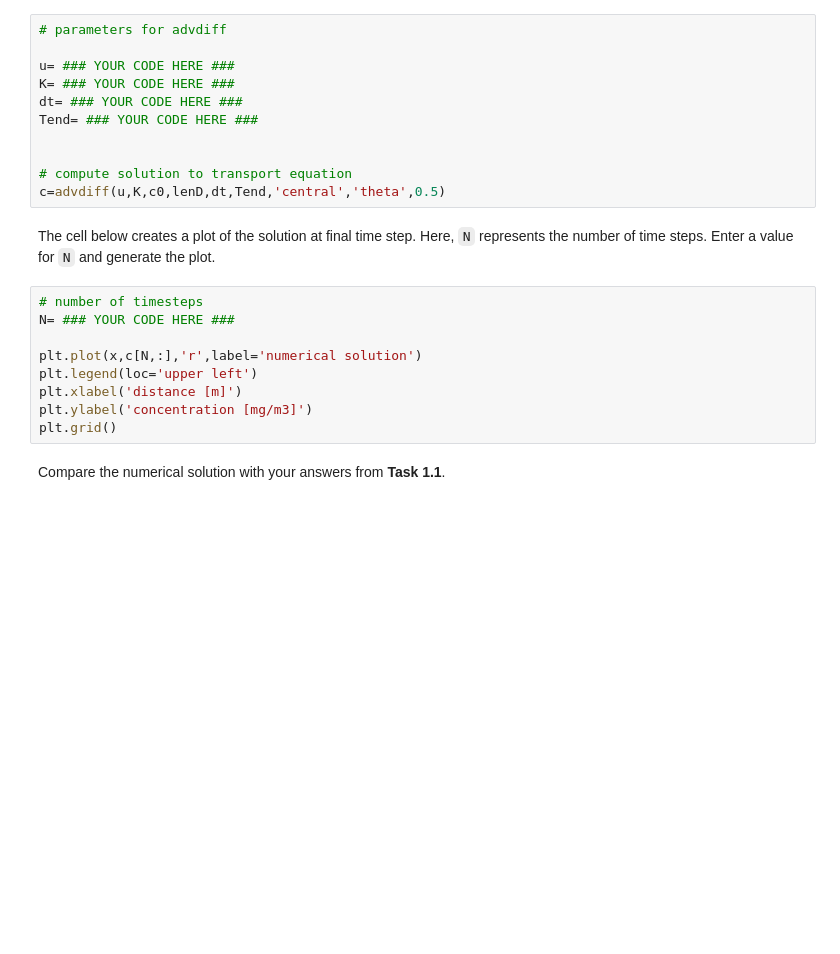
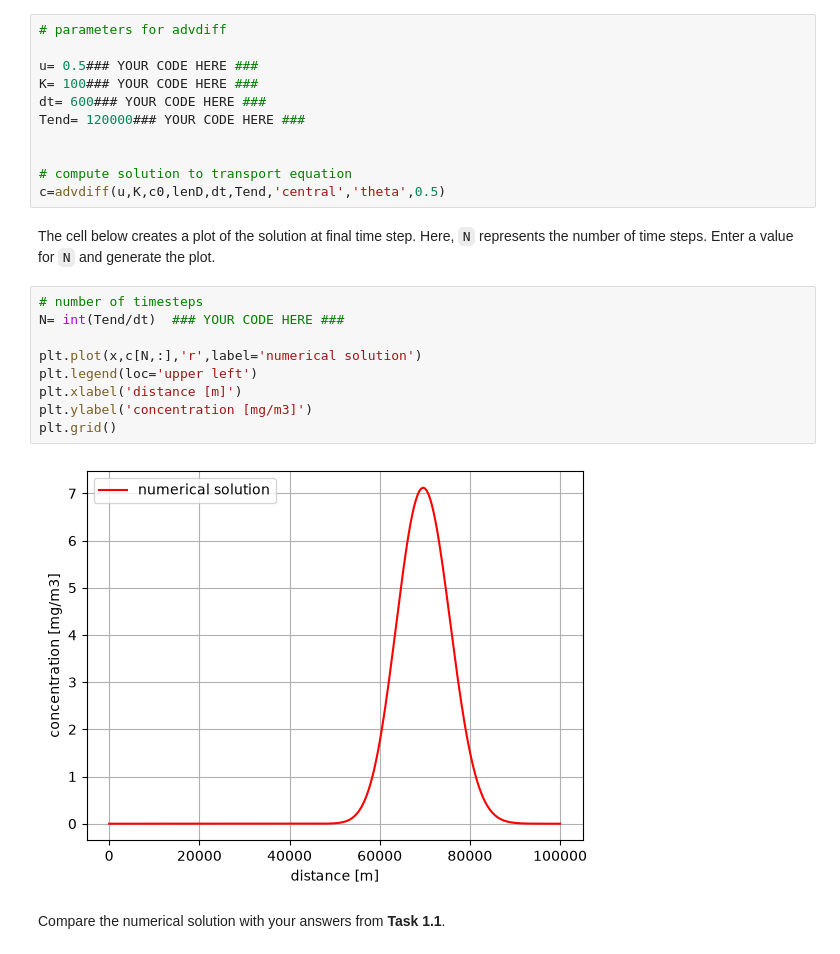
Before and after one commit to Tony-Davison/GA2.1, a Jupyter notebook: all_files_GA_2_1/grp09.ipynb, the cells around one changed output. Cells and saved outputs as stored; diff of their text form; blank space fills up the shorter version.

```diff
--- a/all_files_GA_2_1/grp09.ipynb
+++ b/all_files_GA_2_1/grp09.ipynb
@@ -124,10 +140,10 @@ plt.ylabel('concentration [mg/m3]')
 # %%
 # parameters for advdiff
 
-u= ### YOUR CODE HERE ###
-K= ### YOUR CODE HERE ###
-dt= ### YOUR CODE HERE ###
-Tend= ### YOUR CODE HERE ###
+u= 0.5### YOUR CODE HERE ###
+K= 100### YOUR CODE HERE ###
+dt= 600### YOUR CODE HERE ###
+Tend= 120000### YOUR CODE HERE ###
 
 
 # compute solution to transport equation
@@ -136,13 +152,15 @@ c=advdiff(u,K,c0,lenD,dt,Tend,'central','theta',0.5)
 The cell below creates a plot of the solution at final time step. Here, `N` represents the number of time steps. Enter a value for `N` and generate the plot.
 # %%
 # number of timesteps
-N= ### YOUR CODE HERE ###
+N= int(Tend/dt)  ### YOUR CODE HERE ###
 
 plt.plot(x,c[N,:],'r',label='numerical solution')
 plt.legend(loc='upper left')
 plt.xlabel('distance [m]')
 plt.ylabel('concentration [mg/m3]')
 plt.grid()
+# %% [output]
+[figure, added]
 # %% [markdown]
 Compare the numerical solution with your answers from **Task 1.1**.
 # %% [markdown]
```
Also changed, not shown: parts of 7 cells of this notebook.
